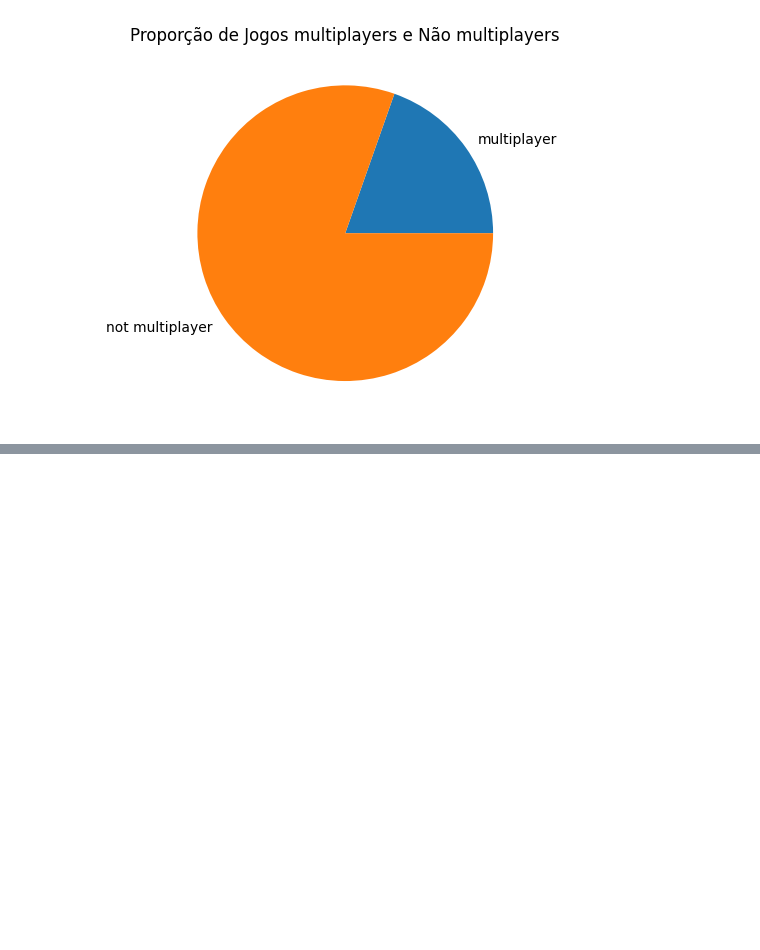
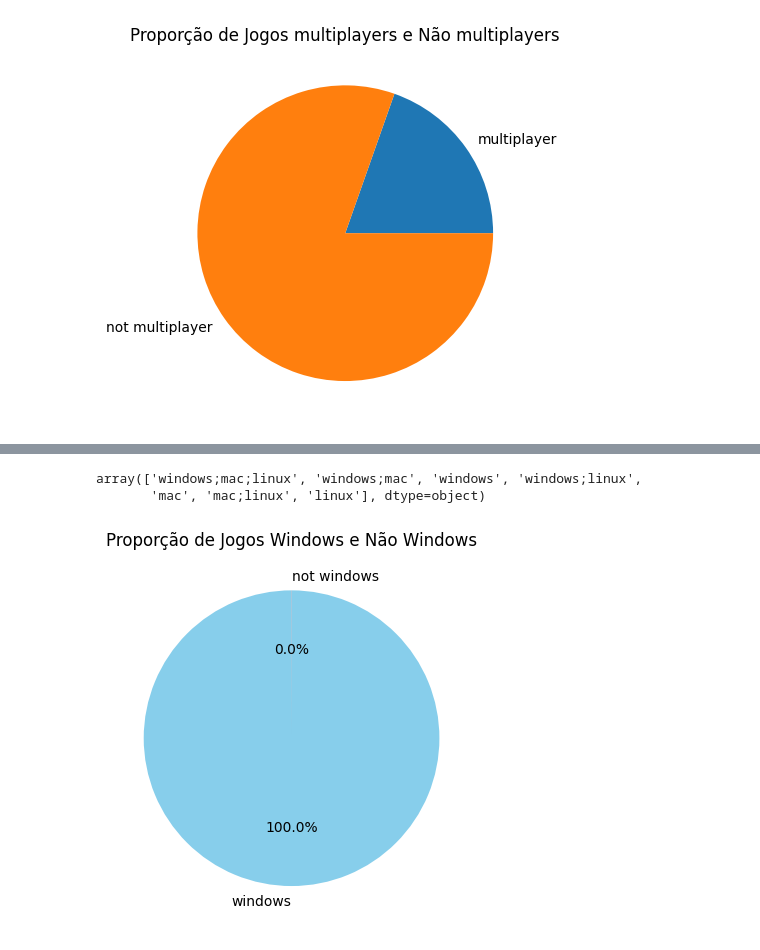
Before and after one commit to mauriciobenjamin700/Projeto_04_ADA, a Jupyter notebook: notebook_projeto.ipynb, the cells around one changed output, grey strips where cells are left out. Cells and saved outputs as stored; diff of their text form; code cells hidden in the pictures; blank space fills up the shorter version.

Commit message:
Novos gráficos para comparar plataformas

```diff
--- a/notebook_projeto.ipynb
+++ b/notebook_projeto.ipynb
@@ -332,0 +362,26 @@ plt.show()
+# %%
+df['platforms'].unique()
+# %% [output]
+array(['windows;mac;linux', 'windows;mac', 'windows', 'windows;linux',
+       'mac', 'mac;linux', 'linux'], dtype=object)
+# %%
+windows = df['platforms'].apply(lambda x : 'windows' in x.lower())
+df[windows]
+df[windows].shape[0]
+
+not_windows =  df['platforms'].apply(lambda x : 'windows' not in x.lower())
+df[windows].shape[0]
+
+windows, not_windows = df[windows].shape[0], df[not_windows].shape[0]
+labels = ['windows', 'not windows']
+
+# Gere um gráfico de pizza
+plt.pie([windows, not_windows],labels=labels,autopct='%1.1f%%', startangle=90, colors=['skyblue', 'lightcoral'])
+
+# Adicione um título ao gráfico
+plt.title('Proporção de Jogos Windows e Não Windows')
+
+# Exiba o gráfico
+plt.show()
+# %% [output]
+[figure, added]
```
Also changed, not shown: parts of 13 cells of this notebook, 1 other file.
